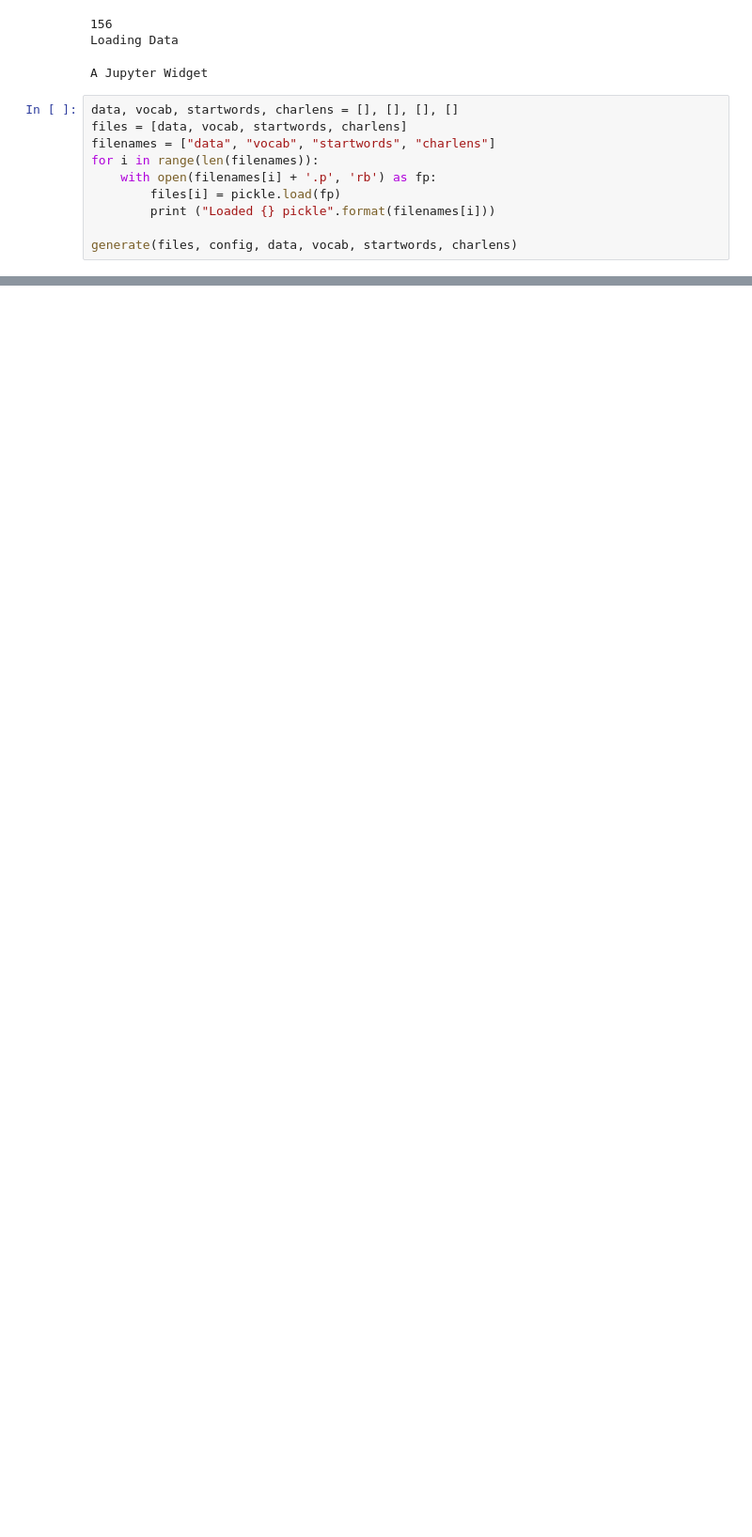
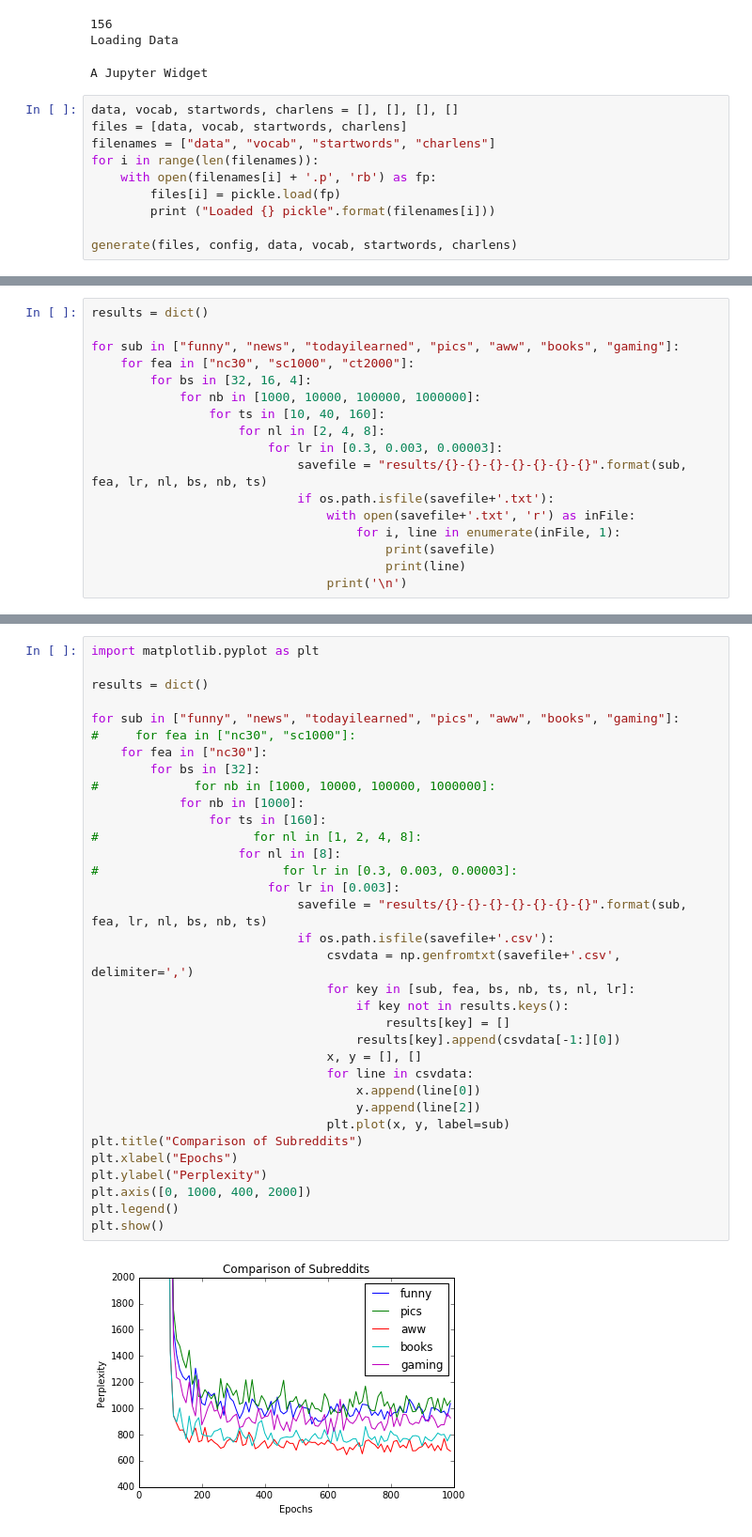
Before and after one commit to junwonpk/ruby, a Jupyter notebook: textgen.ipynb, the cells around one changed output, grey strips where cells are left out. Shown: that part at 94% size. Saved outputs shown, nothing was run; the diff lists cells and outputs as text; blank space fills up the shorter version.

```diff
--- a/textgen.ipynb
+++ b/textgen.ipynb
@@ -351,0 +505,17 @@ generate(files, config, data, vocab, startwords, charlens)
+# %%
+results = dict()
+
+for sub in ["funny", "news", "todayilearned", "pics", "aww", "books", "gaming"]:
+    for fea in ["nc30", "sc1000", "ct2000"]:
+        for bs in [32, 16, 4]:
+            for nb in [1000, 10000, 100000, 1000000]:
+                for ts in [10, 40, 160]:
+                    for nl in [2, 4, 8]:
+                        for lr in [0.3, 0.003, 0.00003]:
+                            savefile = "results/{}-{}-{}-{}-{}-{}-{}".format(sub, fea, lr, nl, bs, nb, ts)
+                            if os.path.isfile(savefile+'.txt'):
+                                with open(savefile+'.txt', 'r') as inFile:
+                                    for i, line in enumerate(inFile, 1):
+                                        print(savefile)
+                                        print(line)
+                                print('\n')
@@ -351,0 +540,36 @@ generate(files, config, data, vocab, startwords, charlens)
+# %%
+import matplotlib.pyplot as plt
+
+results = dict()
+
+for sub in ["funny", "news", "todayilearned", "pics", "aww", "books", "gaming"]:
+#     for fea in ["nc30", "sc1000"]:
+    for fea in ["nc30"]:
+        for bs in [32]:
+#             for nb in [1000, 10000, 100000, 1000000]:
+            for nb in [1000]:
+                for ts in [160]:
+#                     for nl in [1, 2, 4, 8]:
+                    for nl in [8]:
+#                         for lr in [0.3, 0.003, 0.00003]:
+                        for lr in [0.003]:
+                            savefile = "results/{}-{}-{}-{}-{}-{}-{}".format(sub, fea, lr, nl, bs, nb, ts)
+                            if os.path.isfile(savefile+'.csv'):
+                                csvdata = np.genfromtxt(savefile+'.csv', delimiter=',')
+                                for key in [sub, fea, bs, nb, ts, nl, lr]:
+                                    if key not in results.keys():
+                                        results[key] = []
+                                    results[key].append(csvdata[-1:][0])
+                                x, y = [], []
+                                for line in csvdata:
+                                    x.append(line[0])
+                                    y.append(line[2])
+                                plt.plot(x, y, label=sub)
+plt.title("Comparison of Subreddits")
+plt.xlabel("Epochs")
+plt.ylabel("Perplexity")
+plt.axis([0, 1000, 400, 2000])
+plt.legend()
+plt.show()
+# %% [output]
+[figure, added]
```
Also changed, not shown: parts of 12 cells of this notebook, 1 other file.
